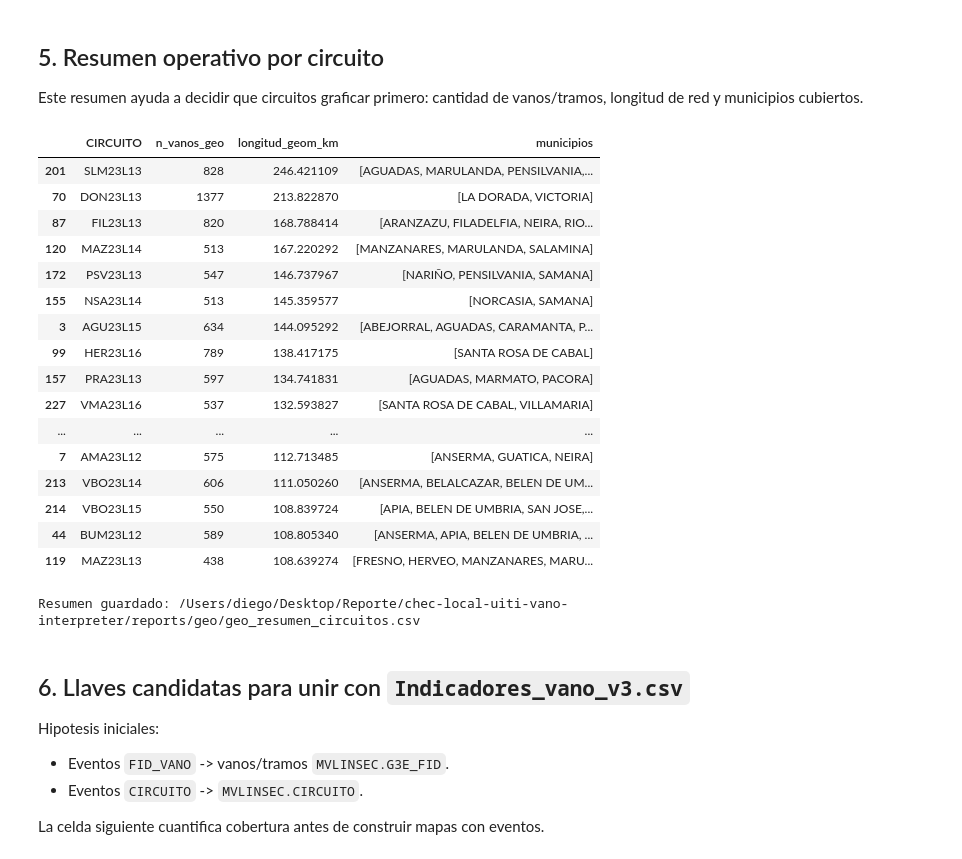
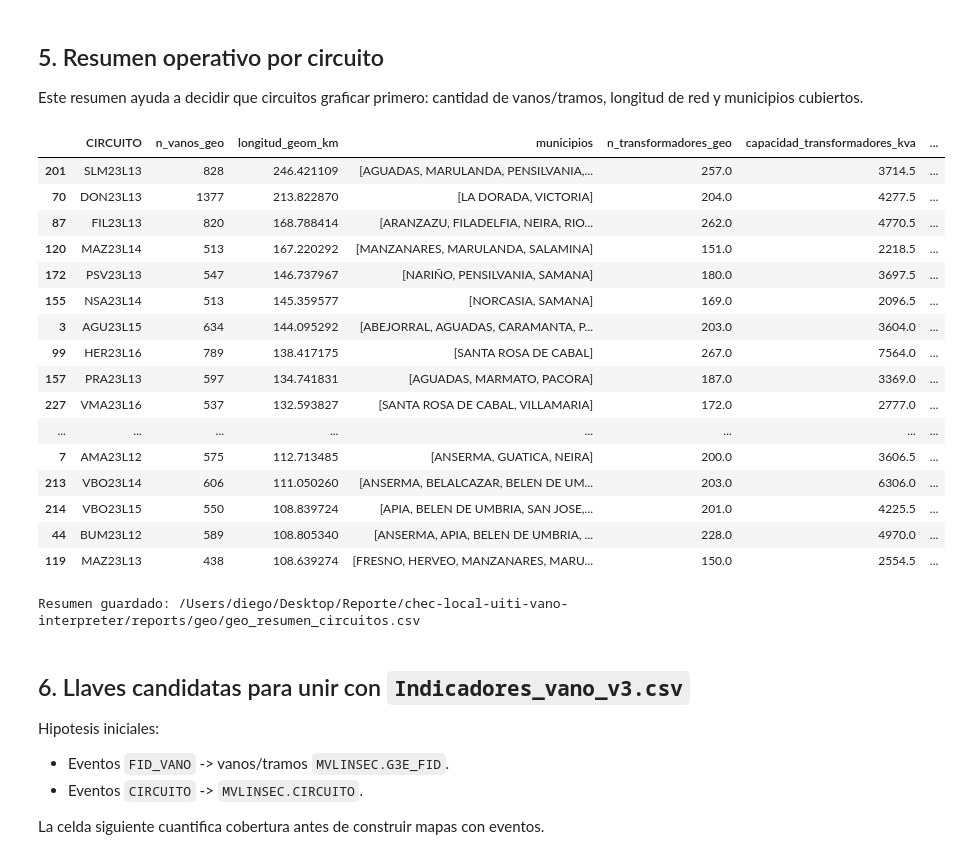
Before and after one commit to amalvarezme/chec-local-uiti-vano-interpreter, a Jupyter notebook: notebooks/core/03_geo_network_exploration.ipynb, the cells around one changed output. Saved outputs shown, nothing was run; the diff lists cells and outputs as text; code cells hidden in the pictures.

```diff
--- a/notebooks/core/03_geo_network_exploration.ipynb
+++ b/notebooks/core/03_geo_network_exploration.ipynb
@@ -30,6 +30,8 @@ OUTPUT_DIR = ROOT / "reports" / "geo"
 OUTPUT_DIR.mkdir(parents=True, exist_ok=True)
 
 LINE_PATH = GEO_DIR / "MVLINSEC.shp"
+TRANSFORMER_PATH = GEO_DIR / "GDBCHEC_TRANSFOR.shp"
+SWITCH_PATH = GEO_DIR / "SWITCHES.shp"
 
 print(f"GEO_DIR: {GEO_DIR}")
 print(f"OUTPUT_DIR: {OUTPUT_DIR}")
@@ -86,10 +89,17 @@ MVLINSEC: faltantes requeridos=ninguno
 El analisis inicial revisa registros, CRS, tipo geometrico, limites espaciales, nulos y columnas candidatas para unir los vanos con la base analitica.
 # %%
 lineas = gpd.read_file(LINE_PATH)
+trafos = gpd.read_file(TRANSFORMER_PATH)
+switches = gpd.read_file(SWITCH_PATH)
+
 lineas["FID_VANO_GEO"] = lineas["G3E_FID"]
+trafos["FID_TRAFO_GEO"] = trafos["G3E_FID"]
+switches["FID_SWITCH_GEO"] = switches["G3E_FID"]
 
 layers = {
     "vanos_mv": lineas,
+    "transformadores": trafos,
+    "interruptores": switches,
 }
 
 def profile_layer(name: str, gdf: gpd.GeoDataFrame) -> dict:
@@ -187,40 +217,68 @@ Este resumen ayuda a decidir que circuitos graficar primero: cantidad de vanos/t
 # %%
 lineas_summary = (
     lineas.assign(longitud_geom_km=lineas["longitud_geom_m"] / 1000)
     .groupby("CIRCUITO", dropna=False)
     .agg(
         n_vanos_geo=("FID_VANO_GEO", "count"),
         longitud_geom_km=("longitud_geom_km", "sum"),
         municipios=("MUNICIPIO", lambda s: sorted({str(x) for x in s.dropna().unique()})),
     )
     .reset_index()
 )
 
-geo_circuit_summary = lineas_summary.copy()
+trafos_summary = (
+    trafos.assign(CAPACIDAD_NUM=pd.to_numeric(trafos.get("CAPACIDAD_"), errors="coerce"))
+    .groupby("CIRCUITO", dropna=False)
+    .agg(
+        n_transformadores_geo=("FID_TRAFO_GEO", "count"),
+        capacidad_transformadores_kva=("CAPACIDAD_NUM", "sum"),
+        transformadores_energizados=("ENERGIZADO", lambda s: int(s.astype(str).str.contains("ENERGIZADO", case=False, na=False).sum())),
+    )
+    .reset_index()
+)
+
+switches_summary = (
+    switches.groupby("CIRCUITO", dropna=False)
+    .agg(
+        n_interruptores_geo=("FID_SWITCH_GEO", "count"),
+        tipos_interruptor=("TIPO", lambda s: sorted({str(x) for x in s.dropna().unique()})),
+        interruptores_energizados=("ENERGIZADO", lambda s: int(s.astype(str).str.contains("ENERGIZADO", case=False, na=False).sum())),
+    )
+    .reset_index()
+)
+
+geo_circuit_summary = (
+    lineas_summary
+    .merge(trafos_summary, on="CIRCUITO", how="left")
+    .merge(switches_summary, on="CIRCUITO", how="left")
+)
+for col in ["n_transformadores_geo", "capacidad_transformadores_kva", "transformadores_energizados", "n_interruptores_geo", "interruptores_energizados"]:
+    geo_circuit_summary[col] = pd.to_numeric(geo_circuit_summary[col], errors="coerce").fillna(0)
+geo_circuit_summary["tipos_interruptor"] = geo_circuit_summary["tipos_interruptor"].apply(lambda x: x if isinstance(x, list) else [])
 geo_circuit_summary = geo_circuit_summary.sort_values("longitud_geom_km", ascending=False)
 display(geo_circuit_summary.head(20))
 
 summary_path = OUTPUT_DIR / "geo_resumen_circuitos.csv"
 geo_circuit_summary.to_csv(summary_path, index=False)
 print(f"Resumen guardado: {summary_path}")
 # %% [output]
-|  | CIRCUITO | n_vanos_geo | longitud_geom_km | municipios |
-| 201 | SLM23L13 | 828 | 246.421109 | [AGUADAS, MARULANDA, PENSILVANIA,... |
-| 70 | DON23L13 | 1377 | 213.822870 | [LA DORADA, VICTORIA] |
-| 87 | FIL23L13 | 820 | 168.788414 | [ARANZAZU, FILADELFIA, NEIRA, RIO... |
-| 120 | MAZ23L14 | 513 | 167.220292 | [MANZANARES, MARULANDA, SALAMINA] |
-| 172 | PSV23L13 | 547 | 146.737967 | [NARIÑO, PENSILVANIA, SAMANA] |
-| 155 | NSA23L14 | 513 | 145.359577 | [NORCASIA, SAMANA] |
-| 3 | AGU23L15 | 634 | 144.095292 | [ABEJORRAL, AGUADAS, CARAMANTA, P... |
-| 99 | HER23L16 | 789 | 138.417175 | [SANTA ROSA DE CABAL] |
-| 157 | PRA23L13 | 597 | 134.741831 | [AGUADAS, MARMATO, PACORA] |
-| 227 | VMA23L16 | 537 | 132.593827 | [SANTA ROSA DE CABAL, VILLAMARIA] |
-| ... | ... | ... | ... | ... |
-| 7 | AMA23L12 | 575 | 112.713485 | [ANSERMA, GUATICA, NEIRA] |
-| 213 | VBO23L14 | 606 | 111.050260 | [ANSERMA, BELALCAZAR, BELEN DE UM... |
-| 214 | VBO23L15 | 550 | 108.839724 | [APIA, BELEN DE UMBRIA, SAN JOSE,... |
-| 44 | BUM23L12 | 589 | 108.805340 | [ANSERMA, APIA, BELEN DE UMBRIA, ... |
-| 119 | MAZ23L13 | 438 | 108.639274 | [FRESNO, HERVEO, MANZANARES, MARU... |
+|  | CIRCUITO | n_vanos_geo | longitud_geom_km | municipios | n_transformadores_geo | capacidad_transformadores_kva | ... |
+| 201 | SLM23L13 | 828 | 246.421109 | [AGUADAS, MARULANDA, PENSILVANIA,... | 257.0 | 3714.5 | ... |
+| 70 | DON23L13 | 1377 | 213.822870 | [LA DORADA, VICTORIA] | 204.0 | 4277.5 | ... |
+| 87 | FIL23L13 | 820 | 168.788414 | [ARANZAZU, FILADELFIA, NEIRA, RIO... | 262.0 | 4770.5 | ... |
+| 120 | MAZ23L14 | 513 | 167.220292 | [MANZANARES, MARULANDA, SALAMINA] | 151.0 | 2218.5 | ... |
+| 172 | PSV23L13 | 547 | 146.737967 | [NARIÑO, PENSILVANIA, SAMANA] | 180.0 | 3697.5 | ... |
+| 155 | NSA23L14 | 513 | 145.359577 | [NORCASIA, SAMANA] | 169.0 | 2096.5 | ... |
+| 3 | AGU23L15 | 634 | 144.095292 | [ABEJORRAL, AGUADAS, CARAMANTA, P... | 203.0 | 3604.0 | ... |
+| 99 | HER23L16 | 789 | 138.417175 | [SANTA ROSA DE CABAL] | 267.0 | 7564.0 | ... |
+| 157 | PRA23L13 | 597 | 134.741831 | [AGUADAS, MARMATO, PACORA] | 187.0 | 3369.0 | ... |
+| 227 | VMA23L16 | 537 | 132.593827 | [SANTA ROSA DE CABAL, VILLAMARIA] | 172.0 | 2777.0 | ... |
+| ... | ... | ... | ... | ... | ... | ... | ... |
+| 7 | AMA23L12 | 575 | 112.713485 | [ANSERMA, GUATICA, NEIRA] | 200.0 | 3606.5 | ... |
+| 213 | VBO23L14 | 606 | 111.050260 | [ANSERMA, BELALCAZAR, BELEN DE UM... | 203.0 | 6306.0 | ... |
+| 214 | VBO23L15 | 550 | 108.839724 | [APIA, BELEN DE UMBRIA, SAN JOSE,... | 201.0 | 4225.5 | ... |
+| 44 | BUM23L12 | 589 | 108.805340 | [ANSERMA, APIA, BELEN DE UMBRIA, ... | 228.0 | 4970.0 | ... |
+| 119 | MAZ23L13 | 438 | 108.639274 | [FRESNO, HERVEO, MANZANARES, MARU... | 150.0 | 2554.5 | ... |
 Resumen guardado: /Users/diego/Desktop/Reporte/chec-local-uiti-vano-interpreter/reports/geo/geo_resumen_circuitos.csv
 # %% [markdown]
 ## 6. Llaves candidatas para unir con `Indicadores_vano_v3.csv`
```
Also changed, not shown: parts of 8 cells of this notebook, 22 other files.
